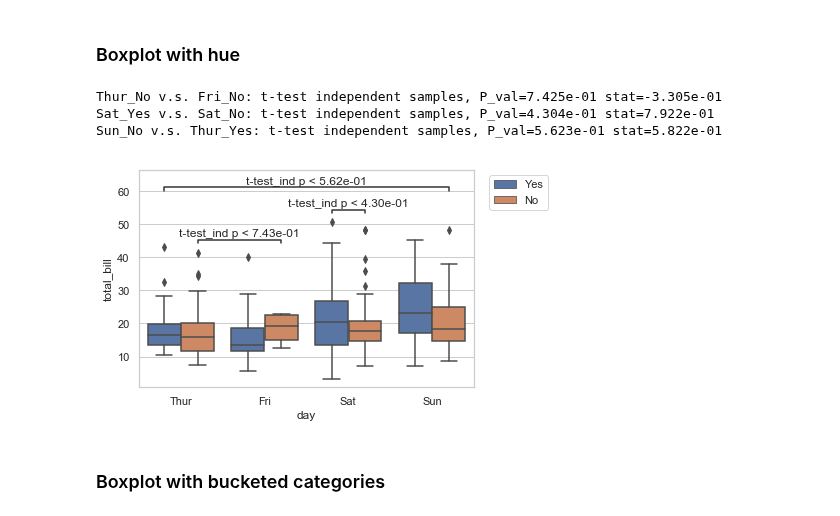
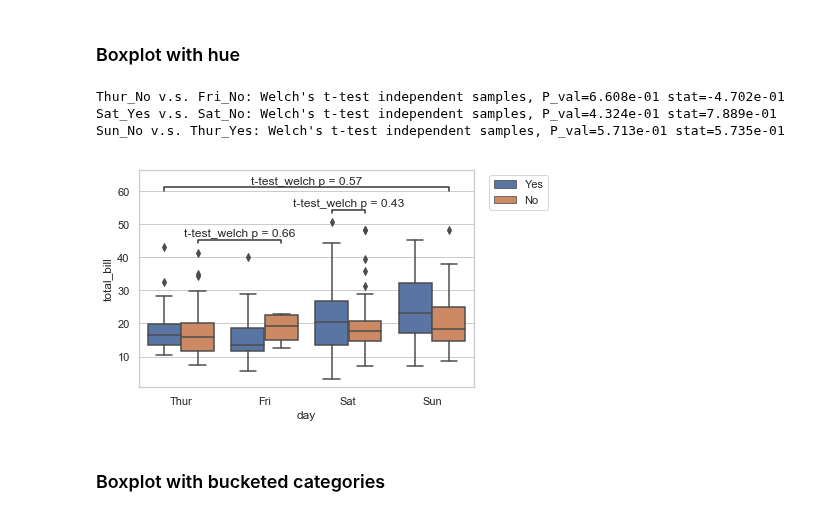
Before and after one commit to trevismd/statannotations, a Jupyter notebook: example/example.ipynb, the cells around one changed output. Drawn from its saved outputs; the diff is of its cells as text; code cells hidden in the pictures.

Commit message:
added the Welch's t-test as made it as default.

```diff
--- a/example/example.ipynb
+++ b/example/example.ipynb
@@ -95,21 +100,21 @@ Fri v.s. Sun: MWW RankSum two-sided P_val=2.680e-02 U_stat=4.835e+02
 # %%
 x = "day"
 y = "total_bill"
 hue = "smoker"
 ax = sns.boxplot(data=df, x=x, y=y, hue=hue)
 add_stat_annotation(ax, data=df, x=x, y=y, hue=hue,
                     boxPairList=[(("Thur", "No"), ("Fri", "No")),
                                  (("Sat", "Yes"), ("Sat", "No")),
                                  (("Sun", "No"), ("Thur", "Yes"))
                                 ],
-                    test='t-test_ind', textFormat='full', loc='inside', verbose=2)
+                    test='t-test_welch', textFormat='full', pvalueFormatString='{:.2f}', loc='inside', verbose=2)
 plt.legend(loc='upper left', bbox_to_anchor=(1.03, 1))
 plt.savefig('example2.png', dpi=300, bbox_inches='tight')
 # %% [output]
-Thur_No v.s. Fri_No: t-test independent samples, P_val=7.425e-01 stat=-3.305e-01
-Sat_Yes v.s. Sat_No: t-test independent samples, P_val=4.304e-01 stat=7.922e-01
-Sun_No v.s. Thur_Yes: t-test independent samples, P_val=5.623e-01 stat=5.822e-01
+Thur_No v.s. Fri_No: Welch's t-test independent samples, P_val=6.608e-01 stat=-4.702e-01
+Sat_Yes v.s. Sat_No: Welch's t-test independent samples, P_val=4.324e-01 stat=7.889e-01
+Sun_No v.s. Thur_Yes: Welch's t-test independent samples, P_val=5.713e-01 stat=5.735e-01
-[figure, old version]
+[figure, new version]
 # %% [markdown]
 ### Boxplot with bucketed categories
 # %%
```
Also changed, not shown: parts of 5 cells of this notebook, 2 other files.
